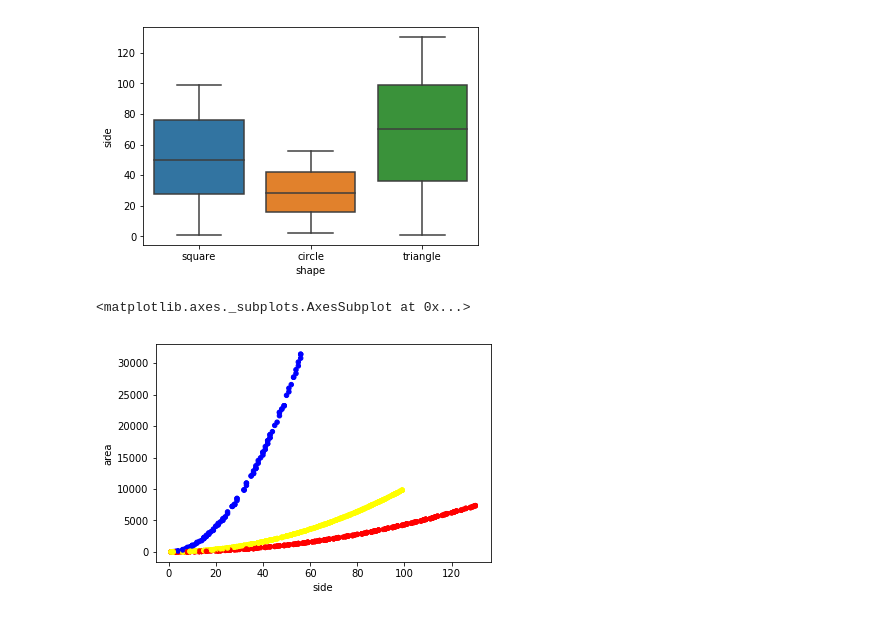
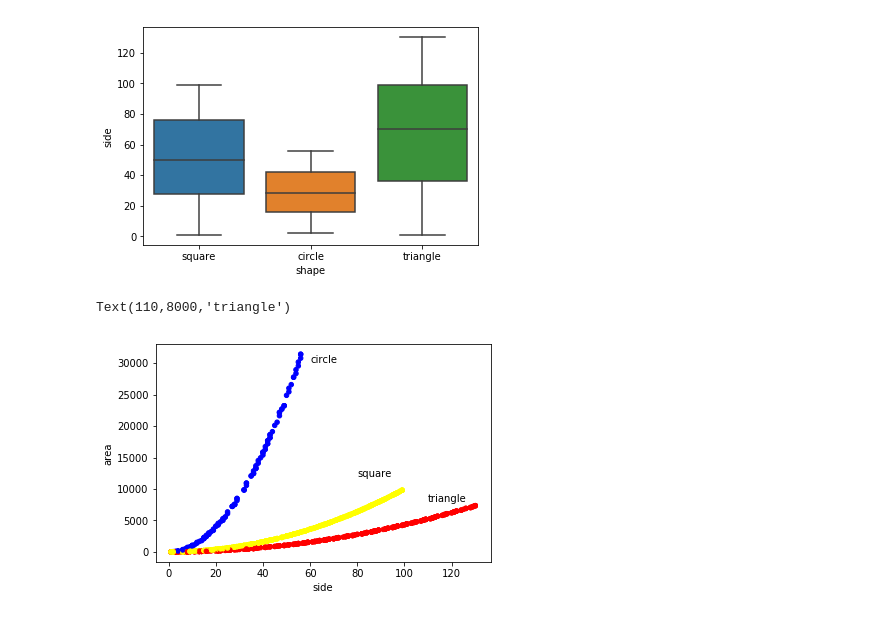
Before and after one commit to divya-nk/data-challenges, a Jupyter notebook: Riskified-solutions.ipynb, the cells around one changed output. Saved outputs shown, nothing was run; the diff lists cells and outputs as text; code cells hidden in the pictures.

```diff
--- a/Riskified-solutions.ipynb
+++ b/Riskified-solutions.ipynb
@@ -143,7 +141,10 @@ sns.boxplot(x= 'shape', y ='side', data=d2)
 # %%
 # 9. Make a scatter plot with "side" on the x axis, "area" on the y axis with a different color for each shape.
 colors = {'circle': 'blue', 'triangle': 'red', 'square' : 'yellow'}
 d2.plot(kind = 'scatter', x = 'side', y = 'area', c=d2['shape'].apply(lambda x: colors[x]))
+plt.annotate('circle', xy=(60, 30000))
+plt.annotate('square', xy=(80, 12000))
+plt.annotate('triangle', xy=(110, 8000))
 # %% [output]
-<matplotlib.axes._subplots.AxesSubplot at 0x...>
+Text(110,8000,'triangle')
-[figure, old version]
+[figure, new version]
```
Also changed, not shown: parts of 6 cells of this notebook.
